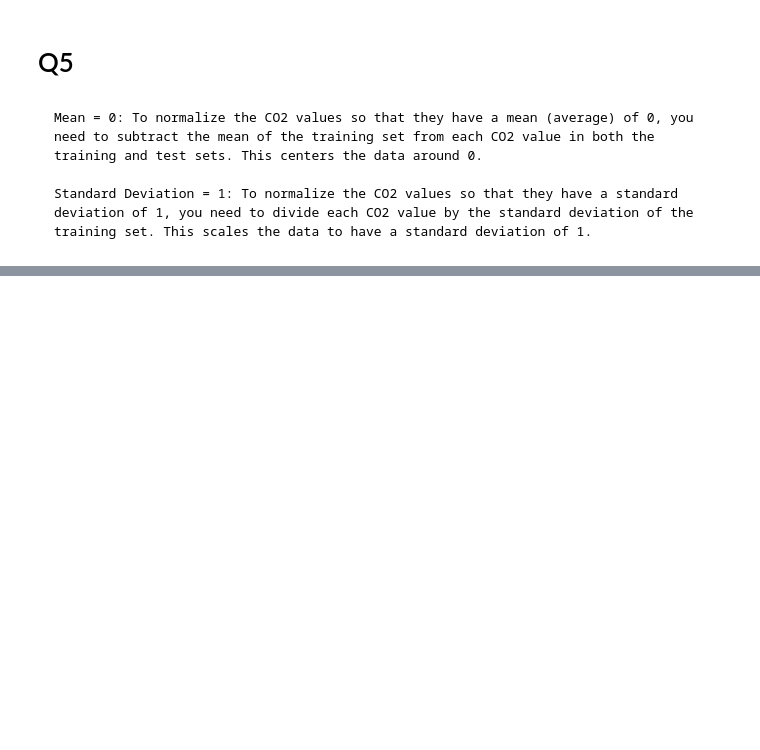
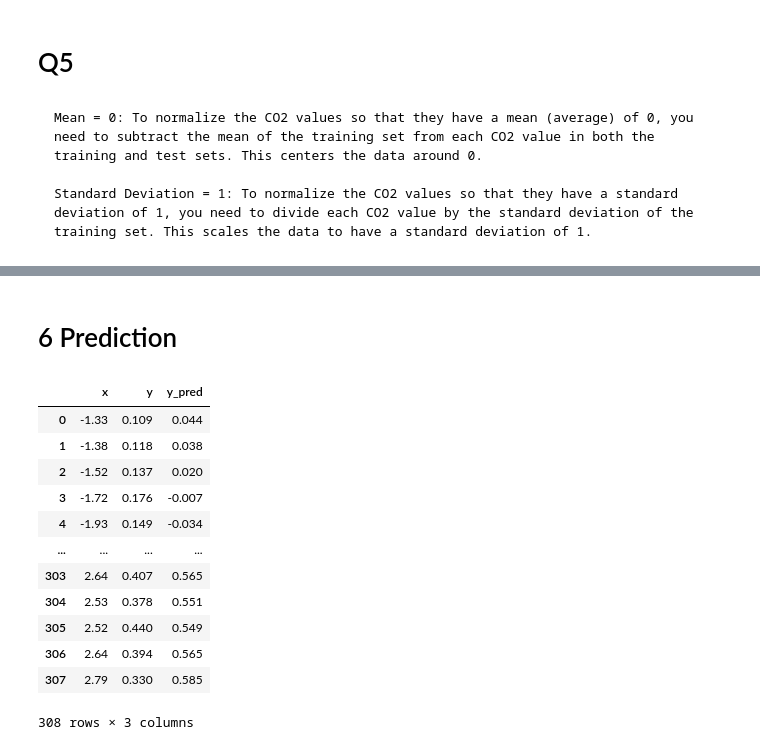
Before and after one commit to itsatefe/Pattern-Recognition, a Jupyter notebook: HW1/Linear_regression/Linear.ipynb, the cells around one changed output, grey strips where cells are left out. Drawn from its saved outputs; the diff is of its cells as text; code cells hidden in the pictures; blank space fills up the shorter version.

```diff
--- a/HW1/Linear_regression/Linear.ipynb
+++ b/HW1/Linear_regression/Linear.ipynb
@@ -170,0 +217,10 @@ normalized_test_data = [round((item - co2_train_mean) / co2_train_std,2) for ite
+# %% [markdown]
+# 6 Prediction
+# %%
+y_test_pred = []
+for i in range(len(normalized_test_data)):
+    y_test_pred.append(round(hypothesis(b0, b1, normalized_test_data[i]),3))
+# %%
+y_train_pred = []
+for i in range(len(normalized_train_data)):
+    y_train_pred.append(round(hypothesis(b0, b1, normalized_train_data[i]),3))
@@ -170,0 +231,21 @@ normalized_test_data = [round((item - co2_train_mean) / co2_train_std,2) for ite
+# %%
+data = {'x': np.append(normalized_train_data, normalized_test_data),
+       'y': np.append(y_train,y_test),
+       'y_pred': np.append(y_train_pred,y_test_pred)}
+df = pd.DataFrame(data)
+# %%
+df
+# %% [output]
+|  | x | y | y_pred |
+| 0 | -1.33 | 0.109 | 0.044 |
+| 1 | -1.38 | 0.118 | 0.038 |
+| 2 | -1.52 | 0.137 | 0.020 |
+| 3 | -1.72 | 0.176 | -0.007 |
+| 4 | -1.93 | 0.149 | -0.034 |
+| ... | ... | ... | ... |
+| 303 | 2.64 | 0.407 | 0.565 |
+| 304 | 2.53 | 0.378 | 0.551 |
+| 305 | 2.52 | 0.440 | 0.549 |
+| 306 | 2.64 | 0.394 | 0.565 |
+| 307 | 2.79 | 0.330 | 0.585 |
+308 rows × 3 columns
```
Also changed, not shown: parts of 38 cells of this notebook.
